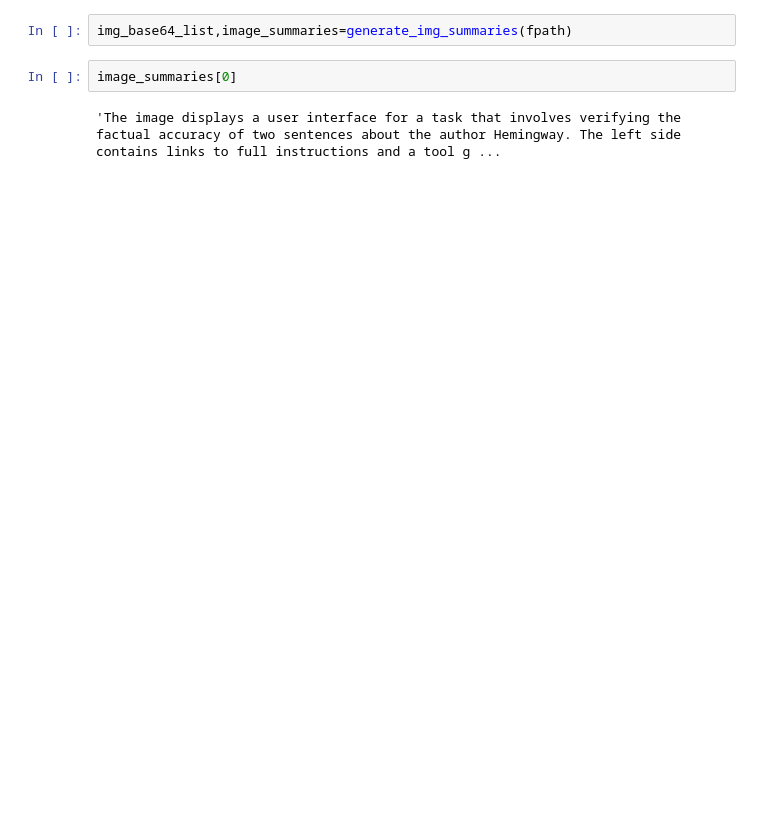
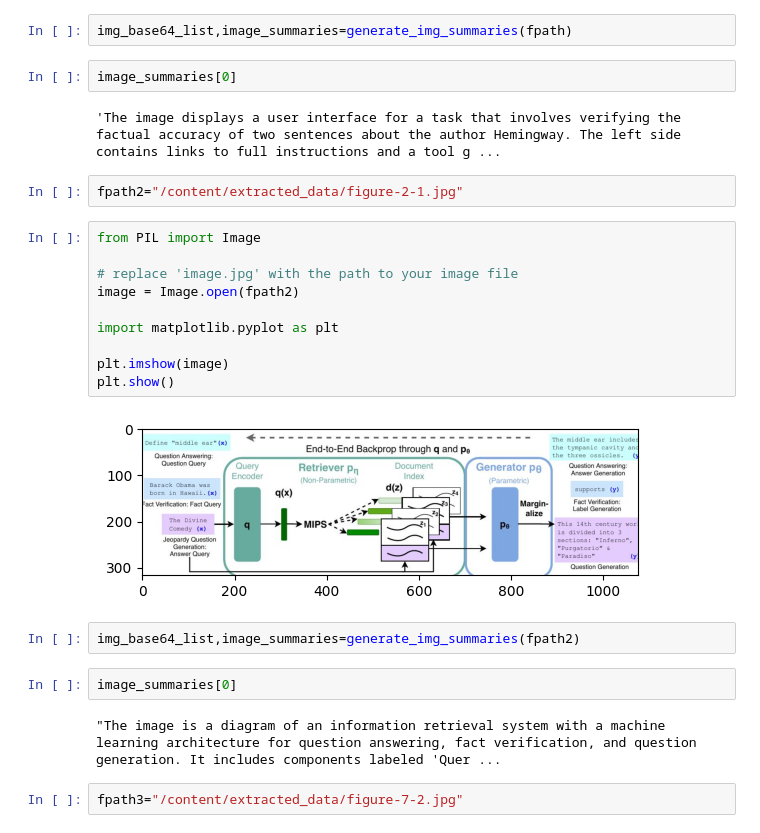
Before and after one commit to JapiKredi/Extract_Image_Text_Table_fromdocument, a Jupyter notebook: Extract_Image_Text_Table_fromdocument.ipynb, the cells around one changed output. Saved outputs shown, nothing was run; the diff lists cells and outputs as text; blank space fills up the shorter version.

```diff
--- a/Extract_Image_Text_Table_fromdocument.ipynb
+++ b/Extract_Image_Text_Table_fromdocument.ipynb
@@ -439,3 +451,25 @@ img_base64_list,image_summaries=generate_img_summaries(fpath)
 image_summaries[0]
 # %% [output]
 'The image displays a user interface for a task that involves verifying the factual accuracy of two sentences about the author Hemingway. The left side contains links to full instructions and a tool g ...
+# %%
+fpath2="/content/extracted_data/figure-2-1.jpg"
+# %%
+from PIL import Image
+
+# replace 'image.jpg' with the path to your image file
+image = Image.open(fpath2)
+
+import matplotlib.pyplot as plt
+
+plt.imshow(image)
+plt.show()
+# %% [output]
+[figure, added]
+# %%
+img_base64_list,image_summaries=generate_img_summaries(fpath2)
+# %%
+image_summaries[0]
+# %% [output]
+"The image is a diagram of an information retrieval system with a machine learning architecture for question answering, fact verification, and question generation. It includes components labeled 'Quer ...
+# %%
+fpath3="/content/extracted_data/figure-7-2.jpg"
```
Also changed, not shown: parts of 4 cells of this notebook.
